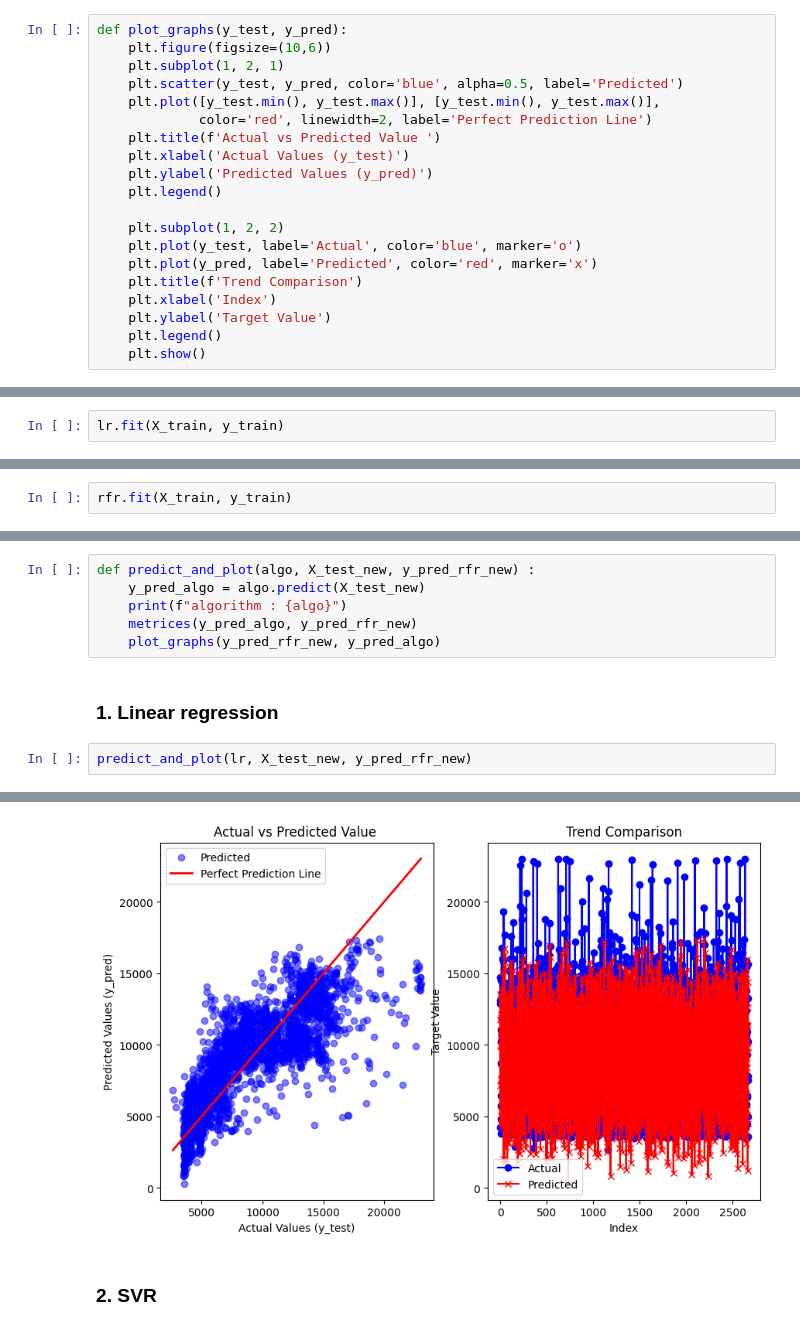
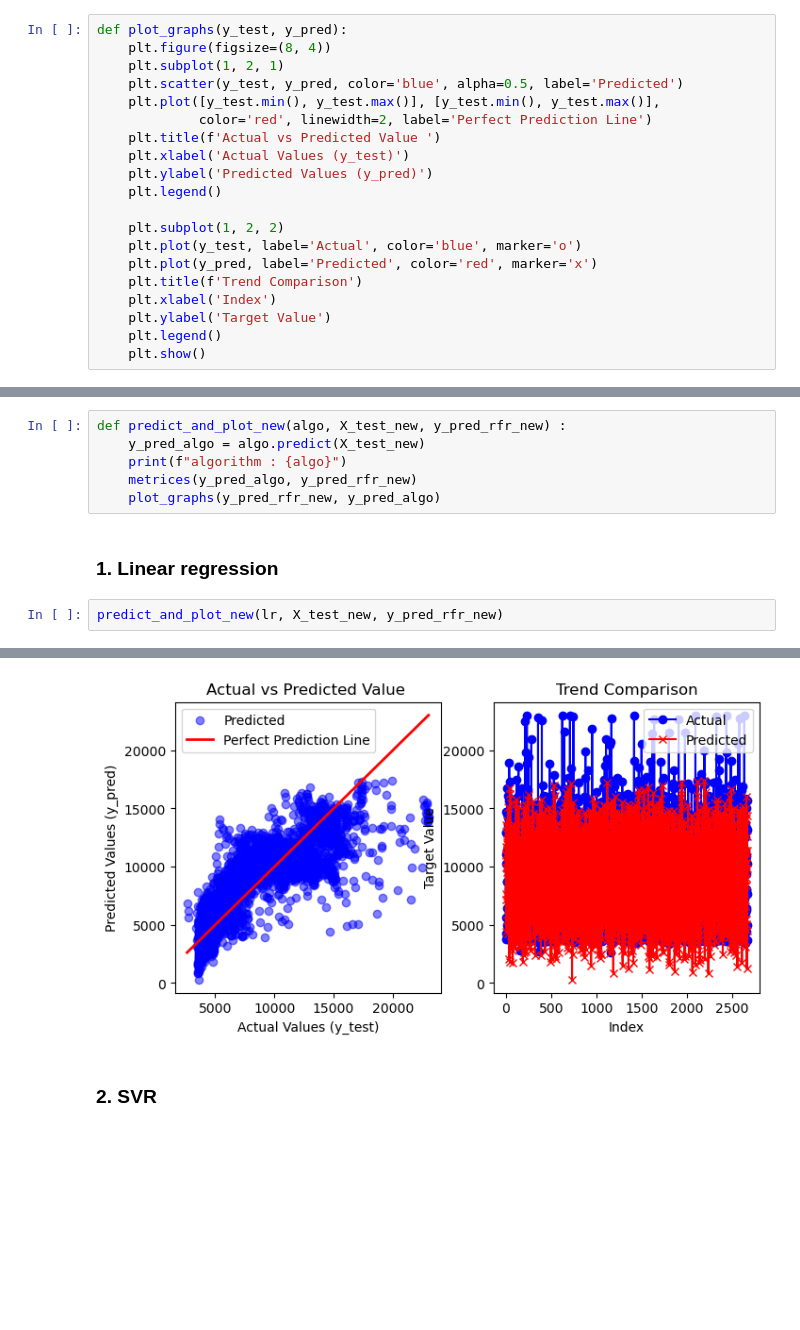
Before and after one commit to utsav87589/Flight-Price-EDA, a Jupyter notebook: notebooks/outliers_pred.ipynb, the cells around one changed output, grey strips where cells are left out. Saved outputs shown, nothing was run; the diff lists cells and outputs as text; blank space fills up the shorter version.

```diff
--- a/notebooks/outliers_pred.ipynb
+++ b/notebooks/outliers_pred.ipynb
@@ -87,6 +87,6 @@ def metrices(y_pred, y_test) :
 # %%
 def plot_graphs(y_test, y_pred):
-    plt.figure(figsize=(10,6))
+    plt.figure(figsize=(8, 4))
     plt.subplot(1, 2, 1)
     plt.scatter(y_test, y_pred, color='blue', alpha=0.5, label='Predicted')
     plt.plot([y_test.min(), y_test.max()], [y_test.min(), y_test.max()],
@@ -109,5 +115,3 @@ def plot_graphs(y_test, y_pred):
 # %%
 from sklearn.linear_model import LinearRegression
 lr = LinearRegression()
-# %%
-lr.fit(X_train, y_train)
@@ -190,2 +173,0 @@ rfr = RandomForestRegressor()
-# %%
-rfr.fit(X_train, y_train)
@@ -262,7 +212,7 @@ plt.plot(y_pred_rfr_new)
 # %% [markdown]
 ### defining a general function to save time
 # %%
-def predict_and_plot(algo, X_test_new, y_pred_rfr_new) :
+def predict_and_plot_new(algo, X_test_new, y_pred_rfr_new) :
     y_pred_algo = algo.predict(X_test_new)
     print(f"algorithm : {algo}")
     metrices(y_pred_algo, y_pred_rfr_new)
@@ -270,6 +220,6 @@ def predict_and_plot(algo, X_test_new, y_pred_rfr_new) :
 # %% [markdown]
 ### 1. Linear regression
 # %%
-predict_and_plot(lr, X_test_new, y_pred_rfr_new)
+predict_and_plot_new(lr, X_test_new, y_pred_rfr_new)
 # %% [output]
 algorithm : LinearRegression()
@@ -280,4 +230,4 @@ mean_squared_error : 6173134.975057057
-[figure, old version]
+[figure, new version]
 # %% [markdown]
 ### 2. SVR
 # %%
```
Also changed, not shown: parts of 35 cells of this notebook, 11 other files.
